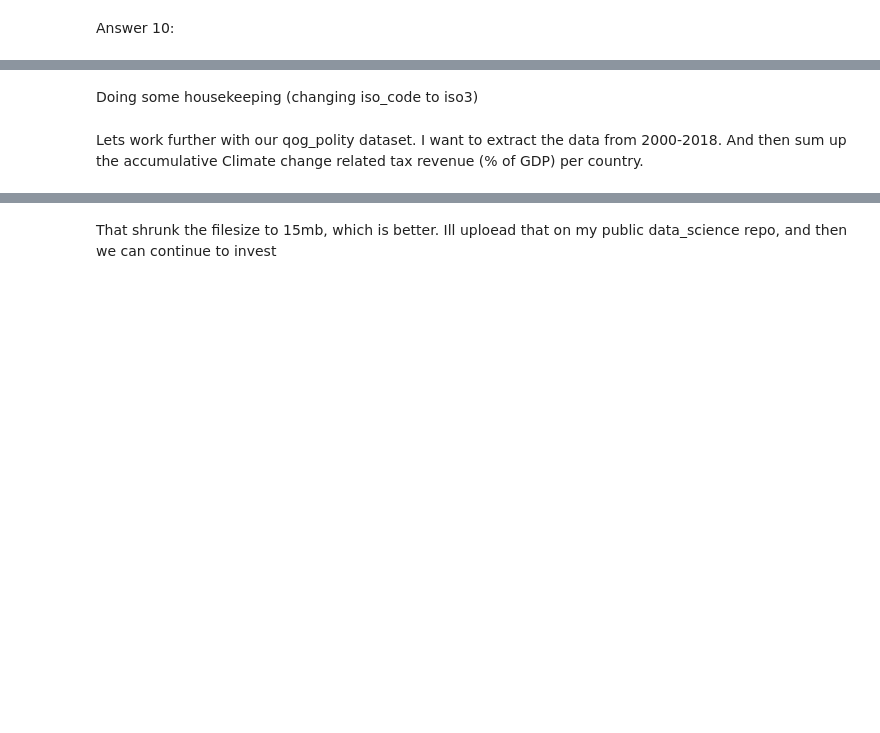
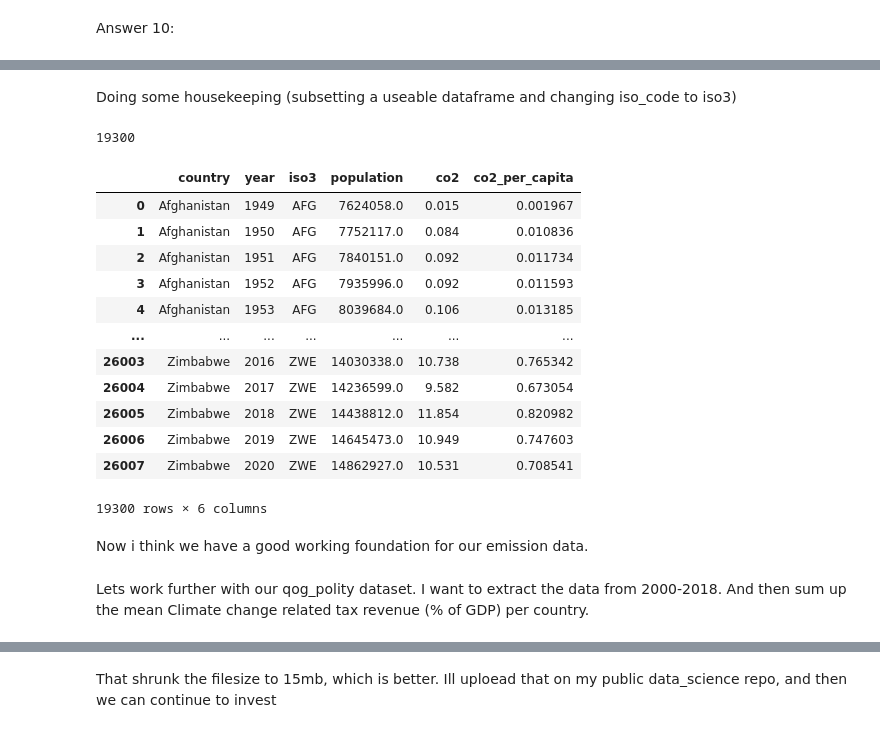
Before and after one commit to percw/class_datascience, a Jupyter notebook: Notebooks/Assignment/individual_assignment/01_individual_assignment.ipynb, the cells around one changed output, grey strips where cells are left out. Saved outputs shown, nothing was run; the diff lists cells and outputs as text; code cells hidden in the pictures; blank space fills up the shorter version.

```diff
--- a/Notebooks/Assignment/individual_assignment/01_individual_assignment.ipynb
+++ b/Notebooks/Assignment/individual_assignment/01_individual_assignment.ipynb
@@ -568,12 +662,38 @@ df_subset[pd.notnull(df_subset['edgar_co2pc'])].groupby(['year']).size().reset_i
 url = 'https://nyc3.digitaloceanspaces.com/owid-public/data/co2/owid-co2-data.csv'
 df_co2 = pd.read_csv(url)
 # %% [markdown]
-Doing some housekeeping (changing iso_code to iso3)
+Doing some housekeeping (subsetting a useable dataframe and changing iso_code to iso3)
 # %%
-df_co2 = df_co2[['country', 'year', 'iso_code', 'co2']]
+df_co2_subset = df_co2[['country', 'year', 'iso_code', 'population', 'co2']].copy()
 
-df_co2.rename(columns={'iso_code': 'iso3'}, inplace=True)
-df_co2
+df_co2_subset.rename(columns={'iso_code': 'iso3'}, inplace=True)
+
+# Extracting the countries we have from climate_challage_iso3_codes.
+df_co2_subset_country_limited = df_co2_subset[df_co2_subset.iso3.isin(climate_challage_iso3_codes)].copy()
+len(df_co2_subset_country_limited)
+# %% [output]
+19300
+# %%
+# Adding a column with co2 per capita and converting the scale so we have co2_per_capita in tons
+df_co2_subset_country_limited['co2_per_capita'] =  df_co2_subset_country_limited['co2']/df_co2_subset_country_limited['population']*1000000
+
+df_co2_subset_country_limited
+# %% [output]
+|  | country | year | iso3 | population | co2 | co2_per_capita |
+| 0 | Afghanistan | 1949 | AFG | 7624058.0 | 0.015 | 0.001967 |
+| 1 | Afghanistan | 1950 | AFG | 7752117.0 | 0.084 | 0.010836 |
+| 2 | Afghanistan | 1951 | AFG | 7840151.0 | 0.092 | 0.011734 |
+| 3 | Afghanistan | 1952 | AFG | 7935996.0 | 0.092 | 0.011593 |
+| 4 | Afghanistan | 1953 | AFG | 8039684.0 | 0.106 | 0.013185 |
+| ... | ... | ... | ... | ... | ... | ... |
+| 26003 | Zimbabwe | 2016 | ZWE | 14030338.0 | 10.738 | 0.765342 |
+| 26004 | Zimbabwe | 2017 | ZWE | 14236599.0 | 9.582 | 0.673054 |
+| 26005 | Zimbabwe | 2018 | ZWE | 14438812.0 | 11.854 | 0.820982 |
+| 26006 | Zimbabwe | 2019 | ZWE | 14645473.0 | 10.949 | 0.747603 |
+| 26007 | Zimbabwe | 2020 | ZWE | 14862927.0 | 10.531 | 0.708541 |
+19300 rows × 6 columns
+# %% [markdown]
+Now i think we have a good working foundation for our emission data.
 # %% [markdown]
-Lets work further with our qog_polity dataset. I want to extract the data from 2000-2018. And then sum up the accumulative Climate change related tax revenue (% of GDP) per country.
+Lets work further with our qog_polity dataset. I want to extract the data from 2000-2018. And then sum up the mean Climate change related tax revenue (% of GDP) per country.
 # %%
```
Also changed, not shown: parts of 18 cells of this notebook, 2 other files.
